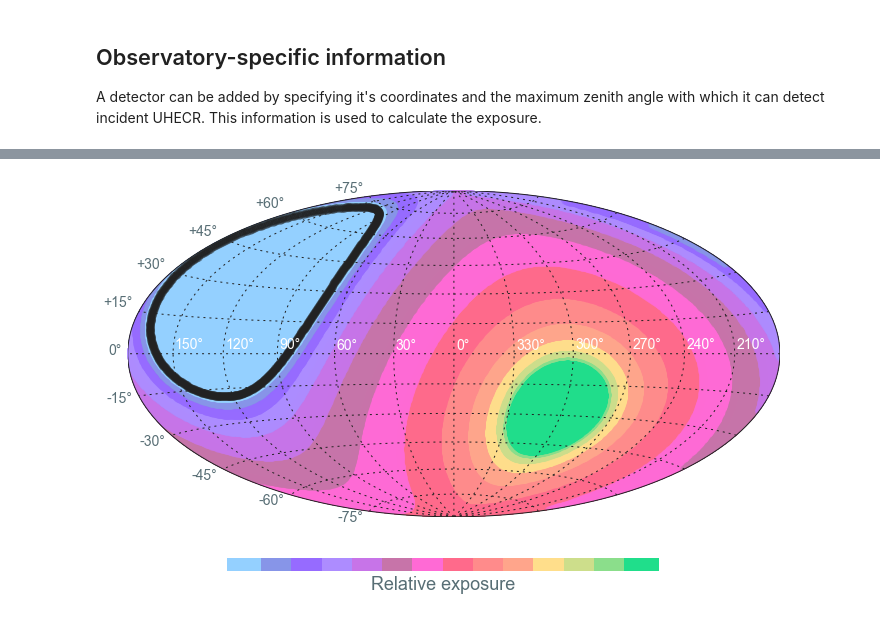
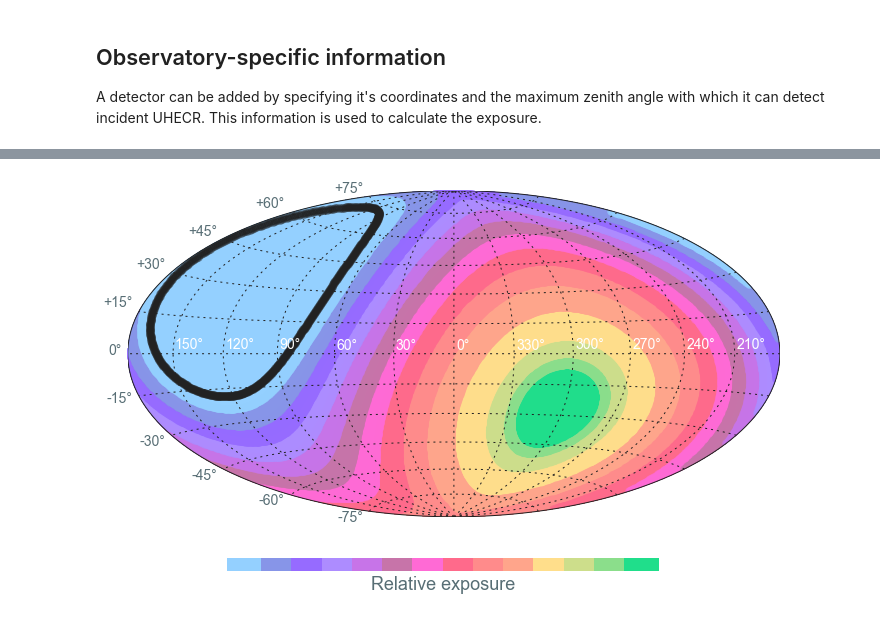
Before and after one commit to cescalara/fancy, a Jupyter notebook: demo/fancy_demo.ipynb, the cells around one changed output, grey strips where cells are left out. Drawn from its saved outputs; the diff is of its cells as text; code cells hidden in the pictures.

```diff
--- a/demo/fancy_demo.ipynb
+++ b/demo/fancy_demo.ipynb
@@ -35,14 +37,18 @@ A detector can be added by specifying it's coordinates and the maximum zenith an
 # add the Pierre Auger Observatory as a detector
 auger_coords = [-35.5, -69.3] # lat, lon in degrees
 threshold_zenith_angle = 80 # degrees
-data.add_detector(auger_coords, threshold_zenith_angle, label = 'Auger')
+area = 3000 # km^2
+total_exposure = 20370 # km^2 sr year
+
+data.add_detector(auger_coords, threshold_zenith_angle,
+                  area, total_exposure, label = 'Auger')
 
 # plot the exposure (this can take ~15 s to run...)
-data.detector['Auger'].show(view = 'map', cmap = 'vaporwave')
+data.detector.show(view = 'map', cmap = 'vaporwave')
 
 # plot the exposure as a function of declination
-#data.detector['Auger'].show('decplot')
+#data.detector.show('decplot')
 
 # display the limiting declination
-print('limiting declination', data.detector['Auger'].limiting_dec.deg, 'degrees')
+print('limiting declination', data.detector.limiting_dec.deg, 'degrees')
 # %% [output]
@@ -50 +56 @@ limiting declination 44.549098196392805 degrees
-[figure, old version]
+[figure, new version]
```
Also changed, not shown: parts of 3 cells of this notebook, 1 other file.
